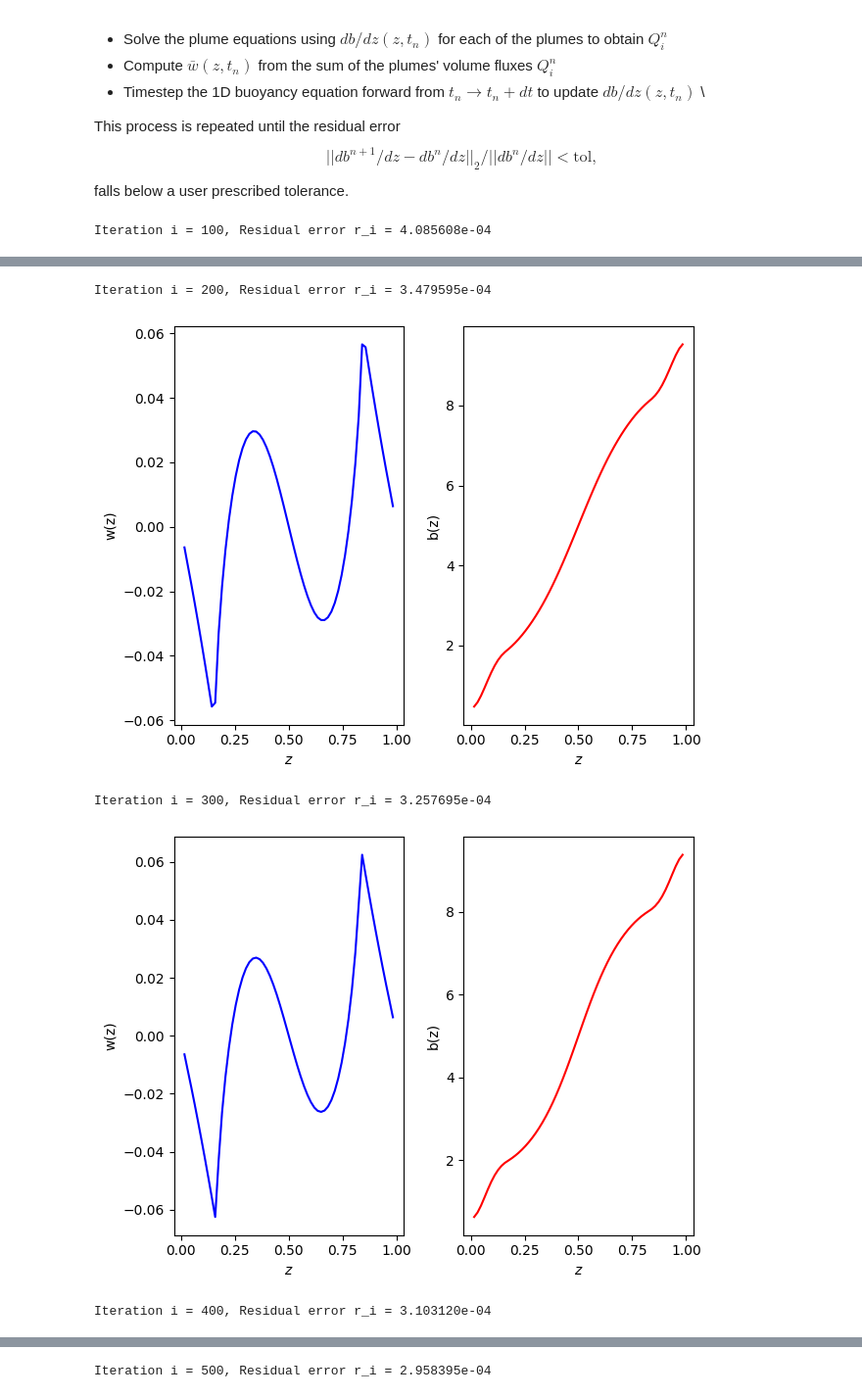
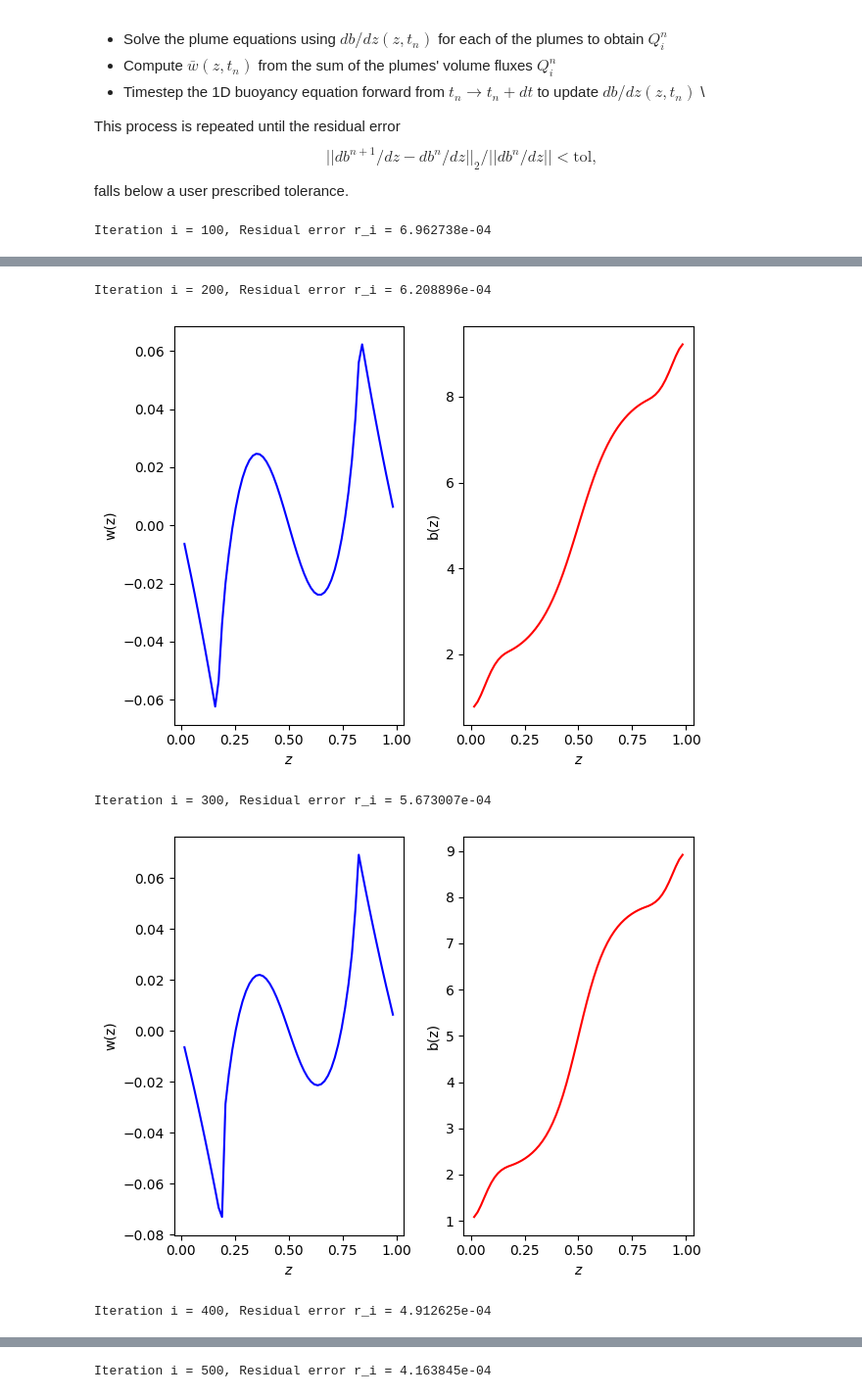
Before and after one commit to mannixp/D.strafity-mapping, a Jupyter notebook: Plume_Model.ipynb, the cells around one changed output, grey strips where cells are left out. Shown at 98% size. Drawn from its saved outputs; the diff is of its cells as text; code cells hidden in the pictures.

```diff
--- a/Plume_Model.ipynb
+++ b/Plume_Model.ipynb
@@ -227,13 +227,13 @@ Plumes = {'F1':.5,'F2':-.5}
 Area   = 1.0
 
 σ     = 1e-03
-dt    = 5e-03
+dt    = 1e-02
 A_inv = np.linalg.inv(I/dt - .5*σ*L)
 B     = (I/dt + .5*σ*L)
 
 Error = [1.0];
 iter  = 0;
-while (iter < 10**3): #(Error[-1] > 1e-03) or
+while (iter < 2*(10**3)): #(Error[-1] > 1e-03) or
 
   # (1) solve plume equations
   w = 0*z
@@ -261,4 +261,4 @@ plt.show()
 Plot_F_and_Q(w,b,label_f='w(z)',label_q='b(z)')
 Plot_F_and_Q(D@w,Nsq,label_f='dw(z)/dz',label_q='N^2(z)')
 # %% [output]
-Iteration i = 100, Residual error r_i = 4.085608e-04
+Iteration i = 100, Residual error r_i = 6.962738e-04
@@ -266,5 +266,5 @@ Iteration i = 100, Residual error r_i = 4.085608e-04
-Iteration i = 200, Residual error r_i = 3.479595e-04
+Iteration i = 200, Residual error r_i = 6.208896e-04
-[figure, old version]
+[figure, new version]
-Iteration i = 300, Residual error r_i = 3.257695e-04
+Iteration i = 300, Residual error r_i = 5.673007e-04
-[figure, old version]
+[figure, new version]
-Iteration i = 400, Residual error r_i = 3.103120e-04
+Iteration i = 400, Residual error r_i = 4.912625e-04
@@ -272 +272 @@ Iteration i = 400, Residual error r_i = 3.103120e-04
-Iteration i = 500, Residual error r_i = 2.958395e-04
+Iteration i = 500, Residual error r_i = 4.163845e-04
```
Also changed, not shown: parts of 1 cell of this notebook.
